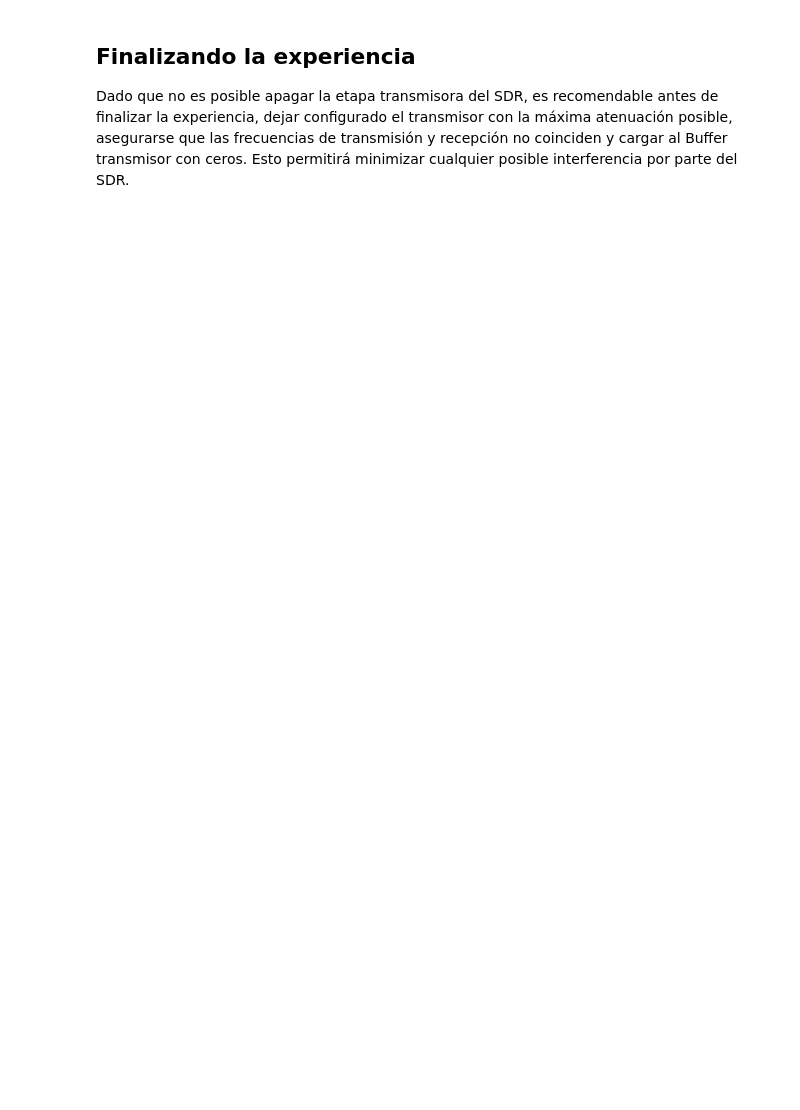
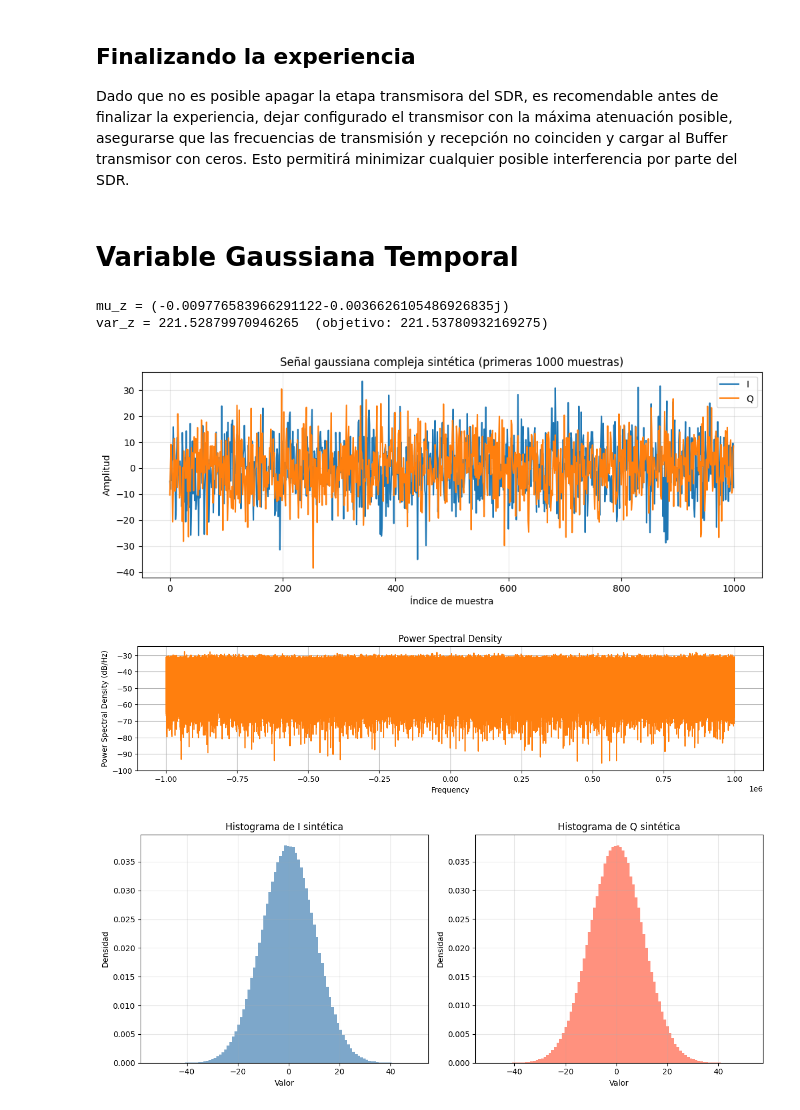
Before and after one commit to Agustin-Tosolini/digital_communication_TertulIA, a Jupyter notebook: TP2/program/noise_characterization.ipynb, the cells around one changed output. Saved outputs shown, nothing was run; the diff lists cells and outputs as text; code cells hidden in the pictures; blank space fills up the shorter version.

```diff
--- a/TP2/program/noise_characterization.ipynb
+++ b/TP2/program/noise_characterization.ipynb
@@ -279,6 +349,74 @@ sdr.tx(np.zeros(2048))
 # %%
 # Destroy radio object
 del(sdr)
+# %% [markdown]
+# Variable Gaussiana Temporal
+# %%
+# Generar y analizar una señal gaussiana compleja usando valores fijos de la señal muestreada
+N = nSamples
+mu_c = mu_c
+var_c_mle = var_mle
+
+# Para ruido complejo circularmente simétrico:
+# var_complex = var_I + var_Q = 2 * sigma^2
+sigma = np.sqrt(var_c_mle / 2)
+
+z = sigma * (np.random.randn(N) + 1j * np.random.randn(N)) + mu_c
+
+mu_z = np.mean(z)
+var_z = np.mean(np.abs(z - mu_z) ** 2)
+print(f"mu_z = {mu_z}")
+print(f"var_z = {var_z}  (objetivo: {var_c_mle})")
+
+# Gráfica temporal de las primeras muestras
+plt.figure(figsize=(12, 4))
+plt.plot(np.real(z[:1000]), label='I')
+plt.plot(np.imag(z[:1000]), label='Q')
+plt.title('Señal gaussiana compleja sintética (primeras 1000 muestras)')
+plt.xlabel('Índice de muestra')
+plt.ylabel('Amplitud')
+plt.legend()
+plt.grid(True, alpha=0.3)
+plt.show()
+
+# Gráfica en frecuencia
+#from scipy.fft import fft, fftfreq, fftshift
+#Z = fftshift(fft(z))
+#f = fftshift(fftfreq(N, d=1/samplingRate))
+#plt.figure(figsize=(10, 4))
+#plt.plot(f, 20 * np.log10(np.abs(Z) + 1e-12))
+#plt.title('Espectro de la señal gaussiana compleja sintética')
+#plt.xlabel('Frecuencia (Hz)')
+#plt.ylabel('Magnitud (dB)')
+#plt.grid(True, alpha=0.3)
+#plt.xlim(-samplingRate / 2, samplingRate / 2)
+#plt.show()
+plotSpect(z,samplingRate)
+# Histogramas de I y Q
+I_z = np.real(z)
+Q_z = np.imag(z)
+plt.figure(figsize=(12, 5))
+plt.subplot(1, 2, 1)
+plt.hist(I_z, bins=100, density=True, alpha=0.7, color='steelblue')
+plt.title('Histograma de I sintética')
+plt.xlabel('Valor')
+plt.ylabel('Densidad')
+plt.grid(True, alpha=0.3)
+
+plt.subplot(1, 2, 2)
+plt.hist(Q_z, bins=100, density=True, alpha=0.7, color='tomato')
+plt.title('Histograma de Q sintética')
+plt.xlabel('Valor')
+plt.ylabel('Densidad')
+plt.grid(True, alpha=0.3)
+plt.tight_layout()
+plt.show()
+# %% [output]
+mu_z = (-0.009776583966291122-0.0036626105486926835j)
+var_z = 221.52879970946265  (objetivo: 221.53780932169275)
+[figure, added]
+[figure, added]
+[figure, added]
 # %% [markdown]
 # Conclusion
 
```
Also changed, not shown: parts of 21 cells of this notebook.
